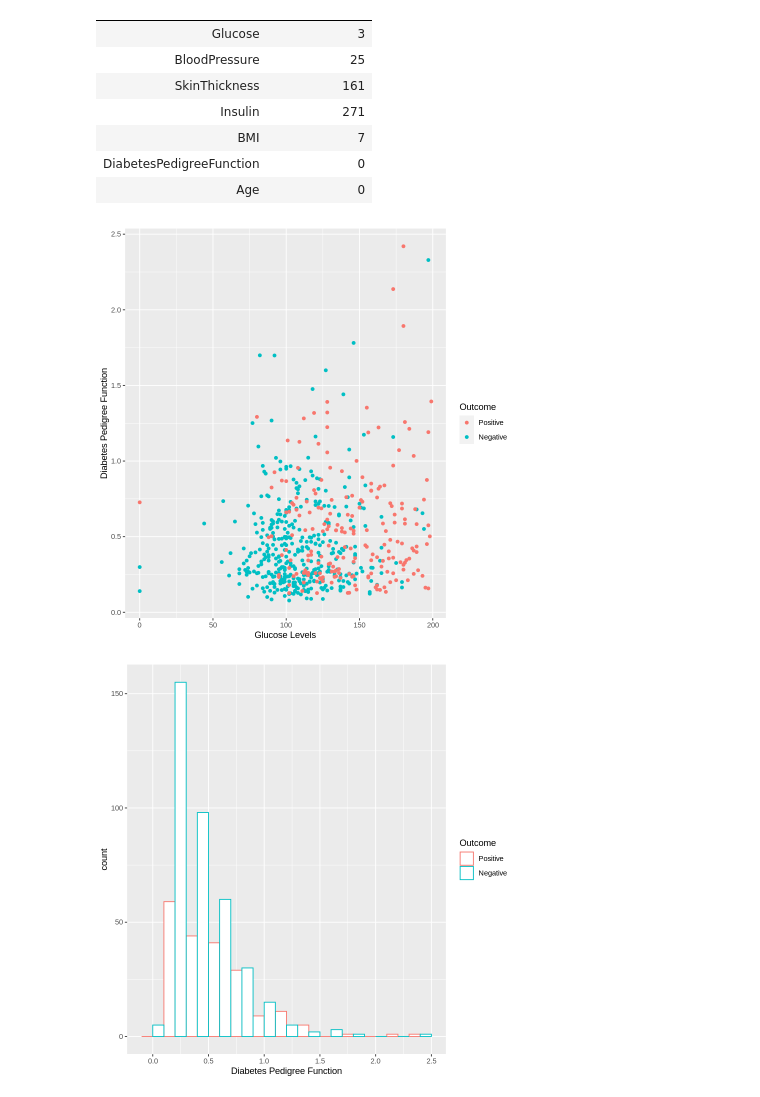
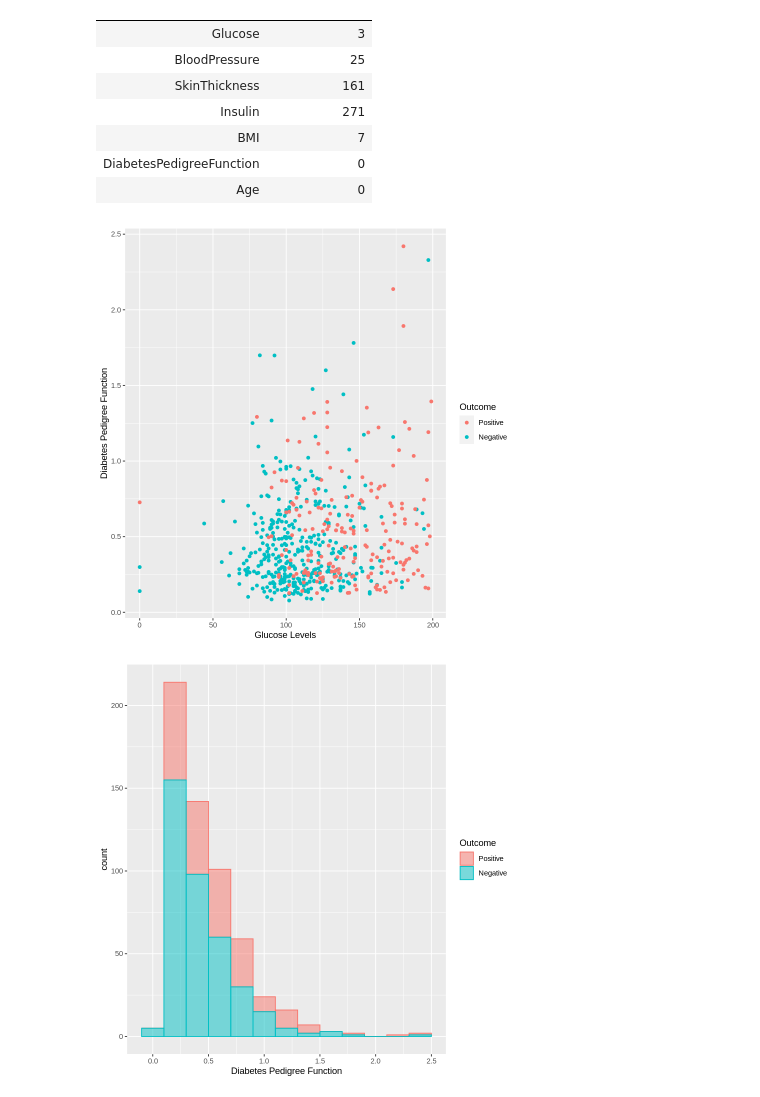
Before and after one commit to NDChavez/diabetes_ds_project, a Jupyter notebook: diabetes_ds_proposal.ipynb, the cells around one changed output. Cells and saved outputs as stored; diff of their text form; code cells hidden in the pictures.

Commit message:
Edited charts to be more visible

```diff
--- a/diabetes_ds_proposal.ipynb
+++ b/diabetes_ds_proposal.ipynb
@@ -104,17 +104,17 @@ A data.frame: 7 × 2
 # %%
 
 
 diabetes_train$Outcome <- factor(diabetes_train$Outcome, levels=c("1", "0"), labels = c("Positive", "Negative"))
 diabetes_bmi<- ggplot(diabetes_train, aes(x = Glucose, y = DiabetesPedigreeFunction)) +
   geom_point(aes(colour = Outcome)) +
  labs(x = "Glucose Levels", y = "Diabetes Pedigree Function", colour = "Outcome")
 diabetes_bmi
 
-diabetes_bmi<- ggplot(diabetes_train, aes(x = DiabetesPedigreeFunction, colour = Outcome)) +
-  geom_histogram(fill="white", position="dodge", binwidth=.2)+
+diabetes_bmi<- ggplot(diabetes_train, aes(x = DiabetesPedigreeFunction, colour = Outcome, fill = Outcome)) +
+  geom_histogram(, position="stack", binwidth=.2, alpha = .5)+
  labs(x = "Diabetes Pedigree Function", colour = "Outcome")
 
 diabetes_bmi
 # %% [output]
 [figure]
-[figure, old version]
+[figure, new version]
```
